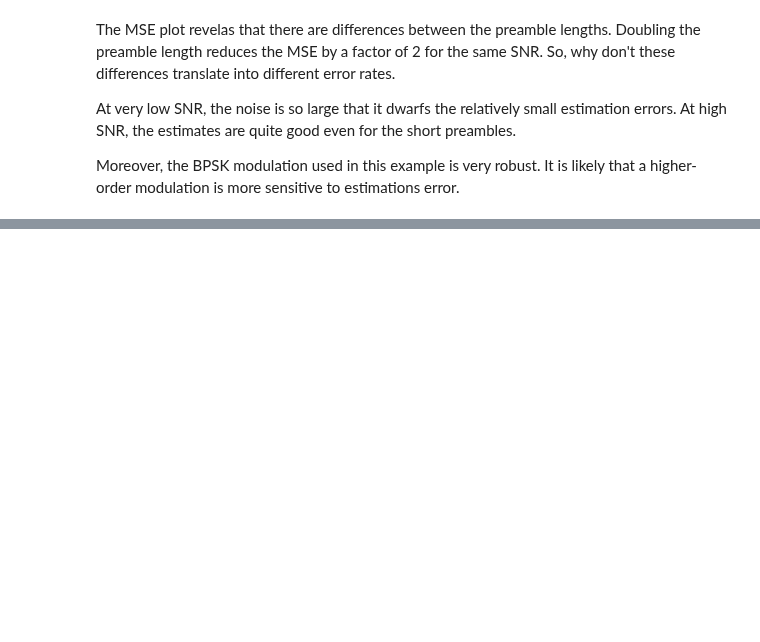
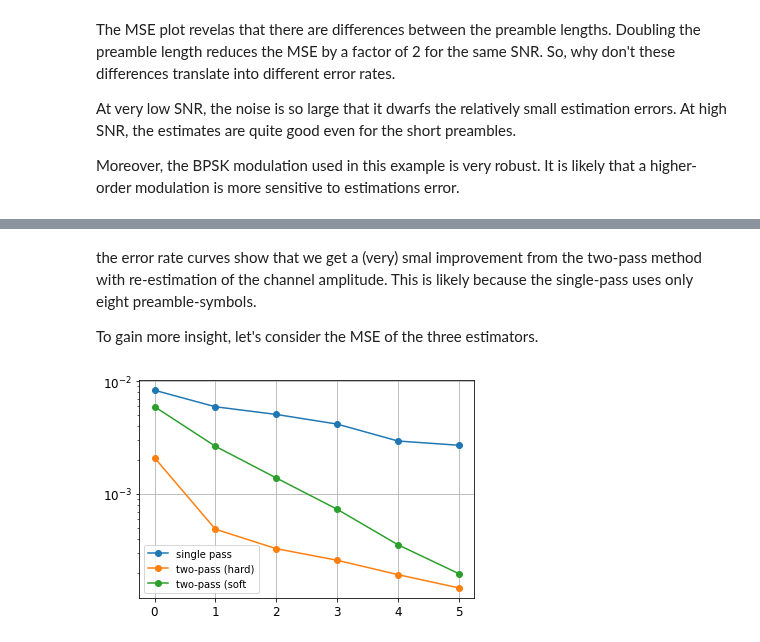
Before and after one commit to bepepa/digital_comms, a Jupyter notebook: hwsol/HW5.ipynb, the cells around one changed output, grey strips where cells are left out. Saved outputs shown, nothing was run; the diff lists cells and outputs as text; code cells hidden in the pictures; blank space fills up the shorter version.

```diff
--- a/hwsol/HW5.ipynb
+++ b/hwsol/HW5.ipynb
@@ -244,0 +277,34 @@ Moreover, the BPSK modulation used in this example is very robust. It is likely
+# %%
+## Simulation parameters
+# parameters
+fsT = 16
+N = 5
+a = 0.5
+
+pp = srrc_pulse(a, fsT, N)    # Recall that SRRC pulse is normalized to unit energy
+d_samples = len(pp) - 1       # filter delay
+
+SNR_dB = np.arange(0, 6)
+A = 0.25
+phi = np.pi/4
+X = A*np.exp(1j*phi)
+
+# Alphabet is BPSK
+Ns = 128                      # number of symbols per burst
+Np = 8
+Alphabet = np.array([1., -1.])  # BPSK
+pn = random_symbols(Alphabet, Np)
+
+# simulation parameters
+max_bursts = 10000
+min_bursts = 100
+max_errors = 400
+
+## storage for results: we track Pe and X_hat for three cases
+# preamble only, preamble plus hard decisions, preamble plus soft decisions
+Pe_single = np.zeros(len(SNR_dB), dtype=float)
+X_hat_mse_single = np.zeros(len(SNR_dB), dtype=float)
+Pe_hard = np.zeros(len(SNR_dB), dtype=float)
+X_hat_mse_hard = np.zeros(len(SNR_dB), dtype=float)
+Pe_soft = np.zeros(len(SNR_dB), dtype=float)
+X_hat_mse_soft = np.zeros(len(SNR_dB), dtype=float)
@@ -244,0 +386,16 @@ Moreover, the BPSK modulation used in this example is very robust. It is likely
+# %% [markdown]
+the error rate curves show that we get a (very) smal improvement from the two-pass method with re-estimation of the channel amplitude. This is likely because the single-pass uses only eight preamble-symbols.
+
+To gain more insight, let's consider the MSE of the three estimators.
+# %%
+# plot MSE for the estimates
+plt.semilogy(SNR_dB, X_hat_mse_single, '-o', label="single pass")
+plt.semilogy(SNR_dB, X_hat_mse_hard, '-o', label="two-pass (hard)")
+plt.semilogy(SNR_dB, X_hat_mse_soft, '-o', label="two-pass (soft")
+
+plt.grid()
+plt.legend()
+
+plt.show()
+# %% [output]
+[figure, added]
```
Also changed, not shown: parts of 6 cells of this notebook.
